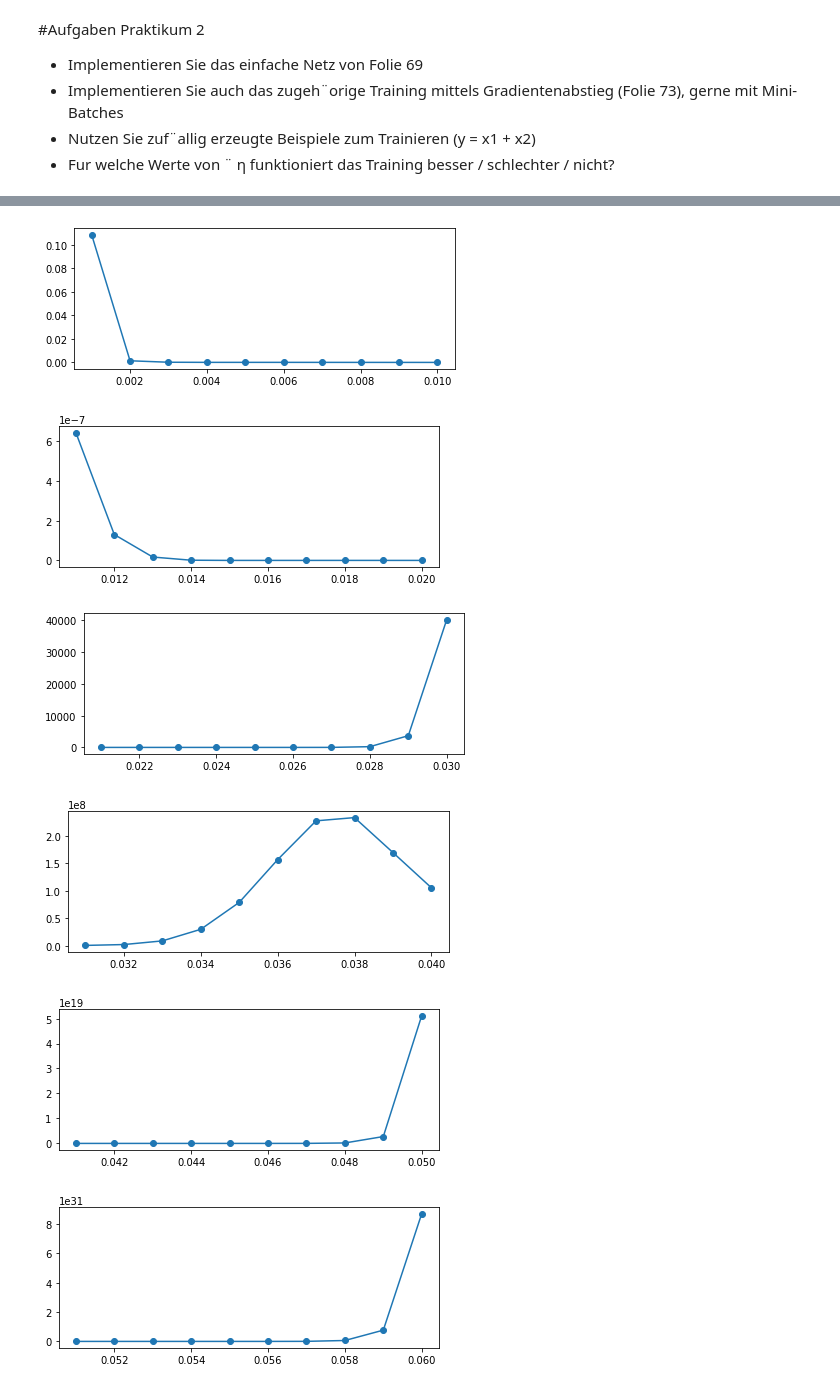
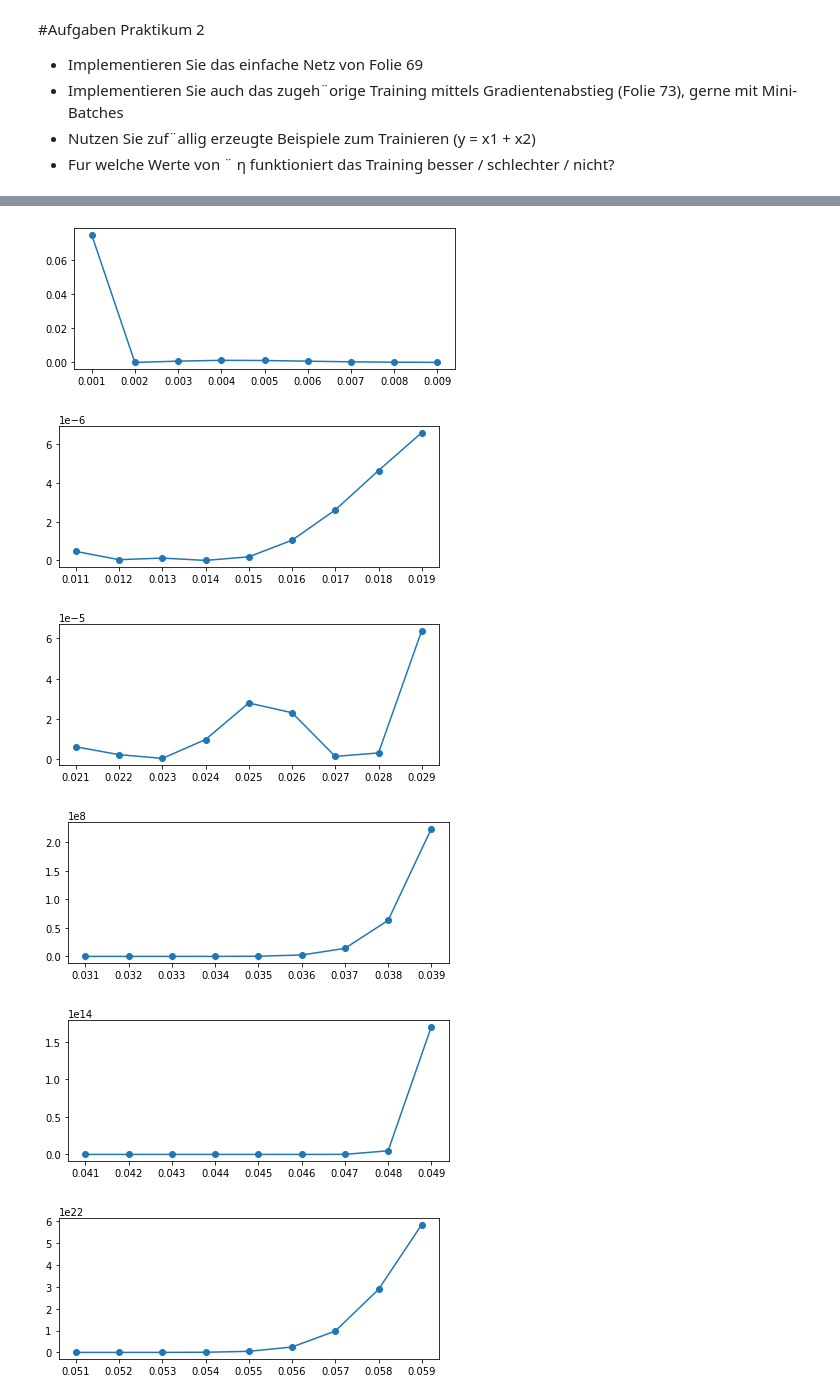
Before and after one commit to DomTHK/DLO_Lab, a Jupyter notebook: DLO_Aufg2.ipynb, the cells around one changed output, grey strips where cells are left out. Saved outputs shown, nothing was run; the diff lists cells and outputs as text; code cells hidden in the pictures.

```diff
--- a/DLO_Aufg2.ipynb
+++ b/DLO_Aufg2.ipynb
@@ -44,23 +44,23 @@ def train_net(n_epochs, x, y, w, n):
       pl[j*len(y)+i+1,1] = w[1]
   return w, pl, L
 
-def plot_lr_result(lr,o):
+def plot_lr_result(lr, o, loss):
   if o>0:
-    if o%10 == 0:
+    if (o+1)%10 == 0:
       plt.figure(figsize=(15,15))
-      plt.subplot(5,2,int(o/10))
-      plt.scatter(lr[(o-10):o], loss[(o-10):o])
-      plt.plot(lr[(o-10):o], loss[(o-10):o])
-
+      plt.subplot(5,2,int((o)/10)+1)
+      plt.scatter(lr[(o-9):o], loss[(o-9):o])
+      plt.plot(lr[(o-9):o], loss[(o-9):o])
+  return 0
 
 def lr_test(n_epochs, x, y, w, min, max):
   lr = np.linspace(min, max, 100)
-  loss = np.zeros((100,1))
+  loss = np.zeros((100))
   w_old = w + 0.0
   for o in range(100):
     w = w_old + 0.0
     w, dummy, loss[o] = train_net(n_epochs, x, y, w, n=lr[o])
-    plot_lr_result(lr, o)
+    plot_lr_result(lr=lr, o=o, loss=loss)
   plt.show()
   return w, pl, loss, lr
 
@@ -96,21 +96,19 @@ Value of w after training:
 # %%
 ###Only testing learning-rates here###
 #initialize data
 n_data = 20
 x, y = create_data(n_data)
 w = init_w()
 min = 0.001
 max = 0.1
 n_epochs = 3
-n_plot_points = n_epochs*n_data
-n_plot_points_half = int(n_plot_points/2)
 
 #test learning-rate
 w, pl, loss, lr = lr_test(n_epochs, x, y, w, min, max)
 # %% [output]
-[figure, old version]
+[figure, new version]
-[figure, old version]
+[figure, new version]
-[figure, old version]
+[figure, new version]
-[figure, old version]
+[figure, new version]
-[figure, old version]
+[figure, new version]
-[figure, old version]
+[figure, new version]
```
Also changed, not shown: parts of 3 cells of this notebook.
